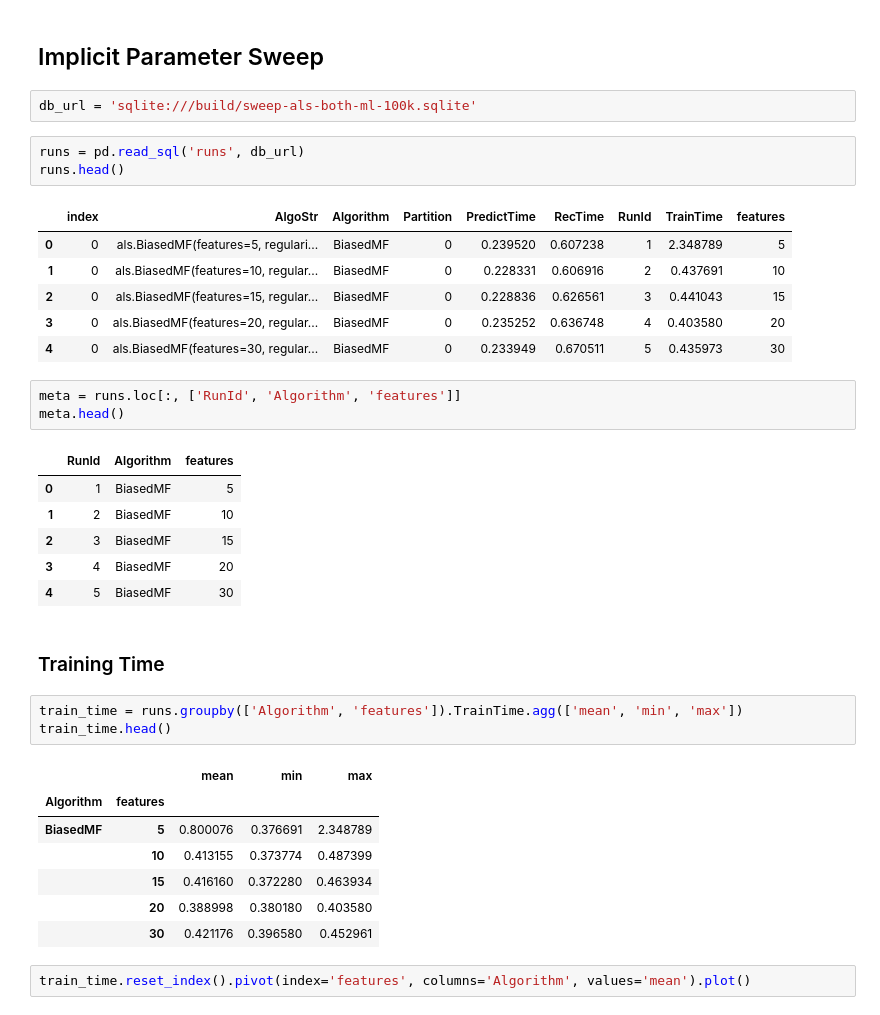
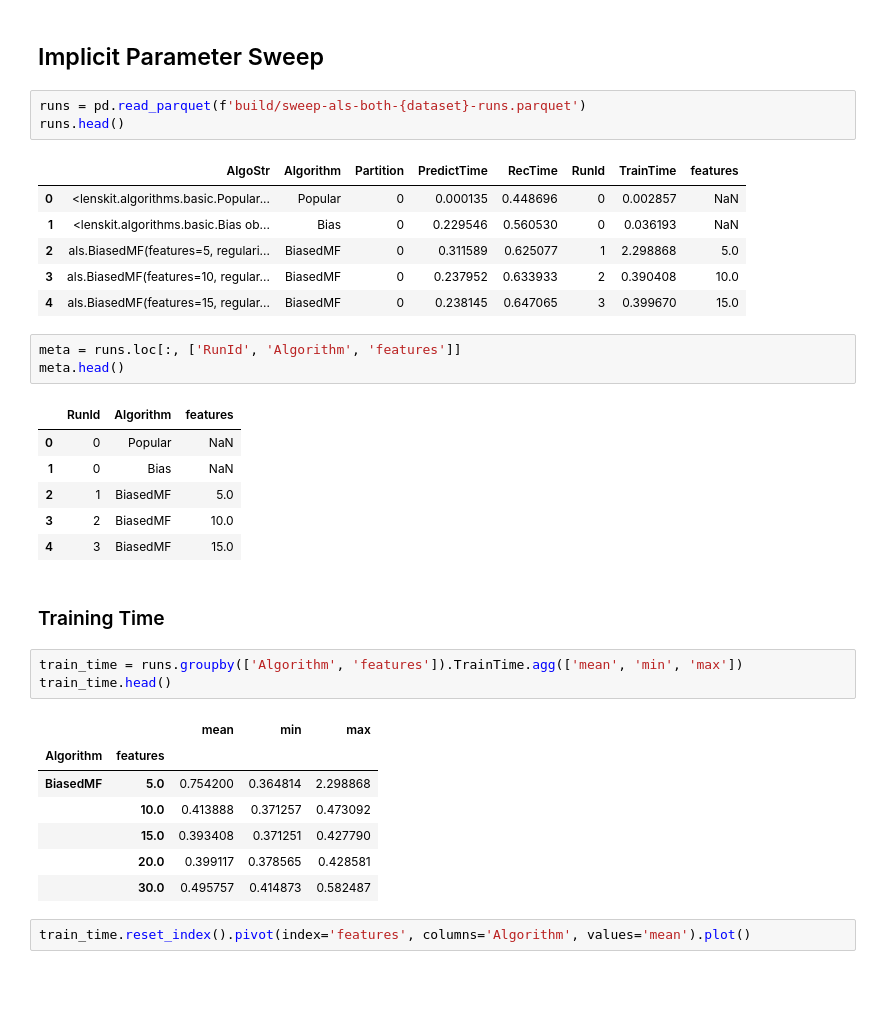
Before and after one commit to lenskit/lk-test-evals, a Jupyter notebook: ALS.ipynb, the cells around one changed output. Cells and saved outputs as stored; diff of their text form; blank space fills up the shorter version.

```diff
--- a/ALS.ipynb
+++ b/ALS.ipynb
@@ -74,28 +71,26 @@ rmse_piv.plot()
 [figure]
 # %% [markdown]
 ## Implicit Parameter Sweep
-# %%
-db_url = 'sqlite:///build/sweep-als-both-ml-100k.sqlite'
 # %%
-runs = pd.read_sql('runs', db_url)
+runs = pd.read_parquet(f'build/sweep-als-both-{dataset}-runs.parquet')
 runs.head()
 # %% [output]
-|  | index | AlgoStr | Algorithm | Partition | PredictTime | RecTime | RunId | TrainTime | features |
-| 0 | 0 | als.BiasedMF(features=5, regulari... | BiasedMF | 0 | 0.239520 | 0.607238 | 1 | 2.348789 | 5 |
-| 1 | 0 | als.BiasedMF(features=10, regular... | BiasedMF | 0 | 0.228331 | 0.606916 | 2 | 0.437691 | 10 |
-| 2 | 0 | als.BiasedMF(features=15, regular... | BiasedMF | 0 | 0.228836 | 0.626561 | 3 | 0.441043 | 15 |
-| 3 | 0 | als.BiasedMF(features=20, regular... | BiasedMF | 0 | 0.235252 | 0.636748 | 4 | 0.403580 | 20 |
-| 4 | 0 | als.BiasedMF(features=30, regular... | BiasedMF | 0 | 0.233949 | 0.670511 | 5 | 0.435973 | 30 |
+|  | AlgoStr | Algorithm | Partition | PredictTime | RecTime | RunId | TrainTime | features |
+| 0 | <lenskit.algorithms.basic.Popular... | Popular | 0 | 0.000135 | 0.448696 | 0 | 0.002857 | NaN |
+| 1 | <lenskit.algorithms.basic.Bias ob... | Bias | 0 | 0.229546 | 0.560530 | 0 | 0.036193 | NaN |
+| 2 | als.BiasedMF(features=5, regulari... | BiasedMF | 0 | 0.311589 | 0.625077 | 1 | 2.298868 | 5.0 |
+| 3 | als.BiasedMF(features=10, regular... | BiasedMF | 0 | 0.237952 | 0.633933 | 2 | 0.390408 | 10.0 |
+| 4 | als.BiasedMF(features=15, regular... | BiasedMF | 0 | 0.238145 | 0.647065 | 3 | 0.399670 | 15.0 |
 # %%
 meta = runs.loc[:, ['RunId', 'Algorithm', 'features']]
 meta.head()
 # %% [output]
 |  | RunId | Algorithm | features |
-| 0 | 1 | BiasedMF | 5 |
-| 1 | 2 | BiasedMF | 10 |
-| 2 | 3 | BiasedMF | 15 |
-| 3 | 4 | BiasedMF | 20 |
-| 4 | 5 | BiasedMF | 30 |
+| 0 | 0 | Popular | NaN |
+| 1 | 0 | Bias | NaN |
+| 2 | 1 | BiasedMF | 5.0 |
+| 3 | 2 | BiasedMF | 10.0 |
+| 4 | 3 | BiasedMF | 15.0 |
 # %% [markdown]
 ### Training Time
 # %%
@@ -104,11 +99,11 @@ train_time.head()
 # %% [output]
 |  |  | mean | min | max |
 | Algorithm | features |  |  |  |
-| BiasedMF | 5 | 0.800076 | 0.376691 | 2.348789 |
-|  | 10 | 0.413155 | 0.373774 | 0.487399 |
-|  | 15 | 0.416160 | 0.372280 | 0.463934 |
-|  | 20 | 0.388998 | 0.380180 | 0.403580 |
-|  | 30 | 0.421176 | 0.396580 | 0.452961 |
+| BiasedMF | 5.0 | 0.754200 | 0.364814 | 2.298868 |
+|  | 10.0 | 0.413888 | 0.371257 | 0.473092 |
+|  | 15.0 | 0.393408 | 0.371251 | 0.427790 |
+|  | 20.0 | 0.399117 | 0.378565 | 0.428581 |
+|  | 30.0 | 0.495757 | 0.414873 | 0.582487 |
 # %%
 train_time.reset_index().pivot(index='features', columns='Algorithm', values='mean').plot()
 # %% [output]
```
Also changed, not shown: parts of 13 cells of this notebook, 1 other file.
